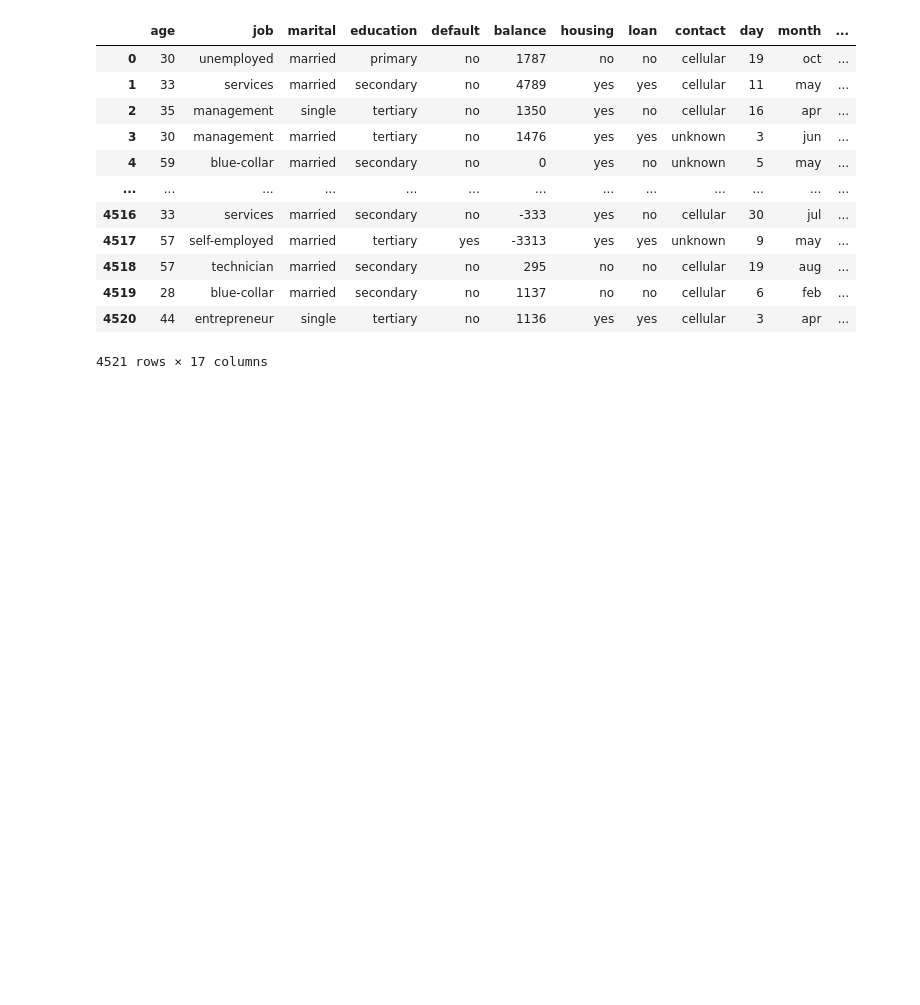
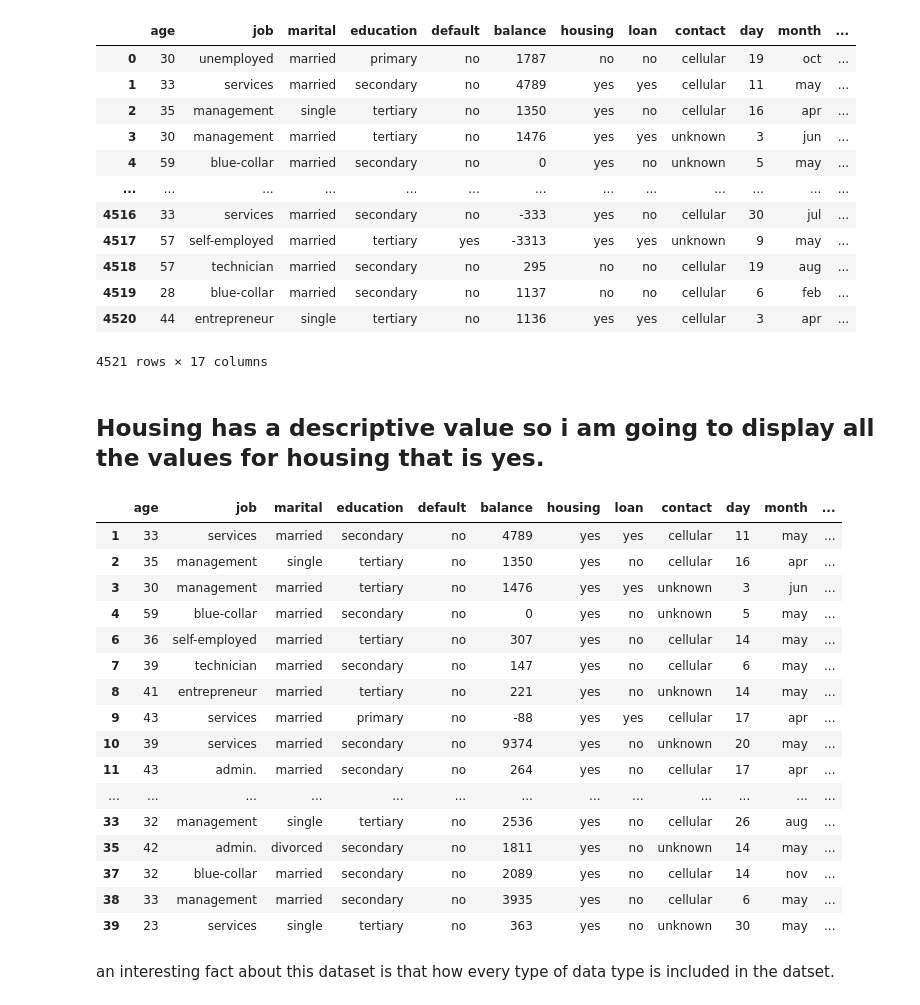
Before and after one commit to Saujanyapokhrel/Data-Processing-Visualization, a Jupyter notebook: Quiz13.ipynb, the cells around one changed output. Drawn from its saved outputs; the diff is of its cells as text; code cells hidden in the pictures; blank space fills up the shorter version.

```diff
--- a/Quiz13.ipynb
+++ b/Quiz13.ipynb
@@ -61,3 +67,27 @@ df
 | 4519 | 28 | blue-collar | married | secondary | no | 1137 | no | no | cellular | 6 | feb | ... |
 | 4520 | 44 | entrepreneur | single | tertiary | no | 1136 | yes | yes | cellular | 3 | apr | ... |
 4521 rows × 17 columns
+# %% [markdown]
+## Housing has a descriptive value so i am going to display all the values for housing that is yes.
+# %%
+df[df.housing == 'yes'].head(20)
+# %% [output]
+|  | age | job | marital | education | default | balance | housing | loan | contact | day | month | ... |
+| 1 | 33 | services | married | secondary | no | 4789 | yes | yes | cellular | 11 | may | ... |
+| 2 | 35 | management | single | tertiary | no | 1350 | yes | no | cellular | 16 | apr | ... |
+| 3 | 30 | management | married | tertiary | no | 1476 | yes | yes | unknown | 3 | jun | ... |
+| 4 | 59 | blue-collar | married | secondary | no | 0 | yes | no | unknown | 5 | may | ... |
+| 6 | 36 | self-employed | married | tertiary | no | 307 | yes | no | cellular | 14 | may | ... |
+| 7 | 39 | technician | married | secondary | no | 147 | yes | no | cellular | 6 | may | ... |
+| 8 | 41 | entrepreneur | married | tertiary | no | 221 | yes | no | unknown | 14 | may | ... |
+| 9 | 43 | services | married | primary | no | -88 | yes | yes | cellular | 17 | apr | ... |
+| 10 | 39 | services | married | secondary | no | 9374 | yes | no | unknown | 20 | may | ... |
+| 11 | 43 | admin. | married | secondary | no | 264 | yes | no | cellular | 17 | apr | ... |
+| ... | ... | ... | ... | ... | ... | ... | ... | ... | ... | ... | ... | ... |
+| 33 | 32 | management | single | tertiary | no | 2536 | yes | no | cellular | 26 | aug | ... |
+| 35 | 42 | admin. | divorced | secondary | no | 1811 | yes | no | unknown | 14 | may | ... |
+| 37 | 32 | blue-collar | married | secondary | no | 2089 | yes | no | cellular | 14 | nov | ... |
+| 38 | 33 | management | married | secondary | no | 3935 | yes | no | cellular | 6 | may | ... |
+| 39 | 23 | services | single | tertiary | no | 363 | yes | no | unknown | 30 | may | ... |
+# %% [markdown]
+an interesting fact about this dataset is that how every type of data type is included in the datset.
```
Also changed, not shown: parts of 3 cells of this notebook.
